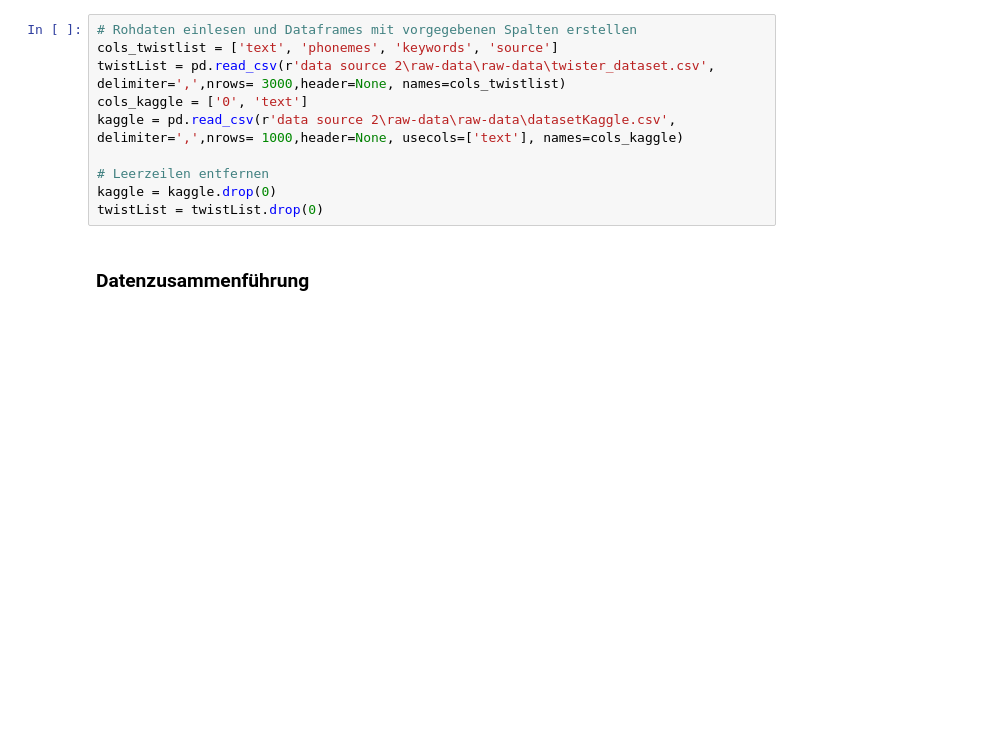
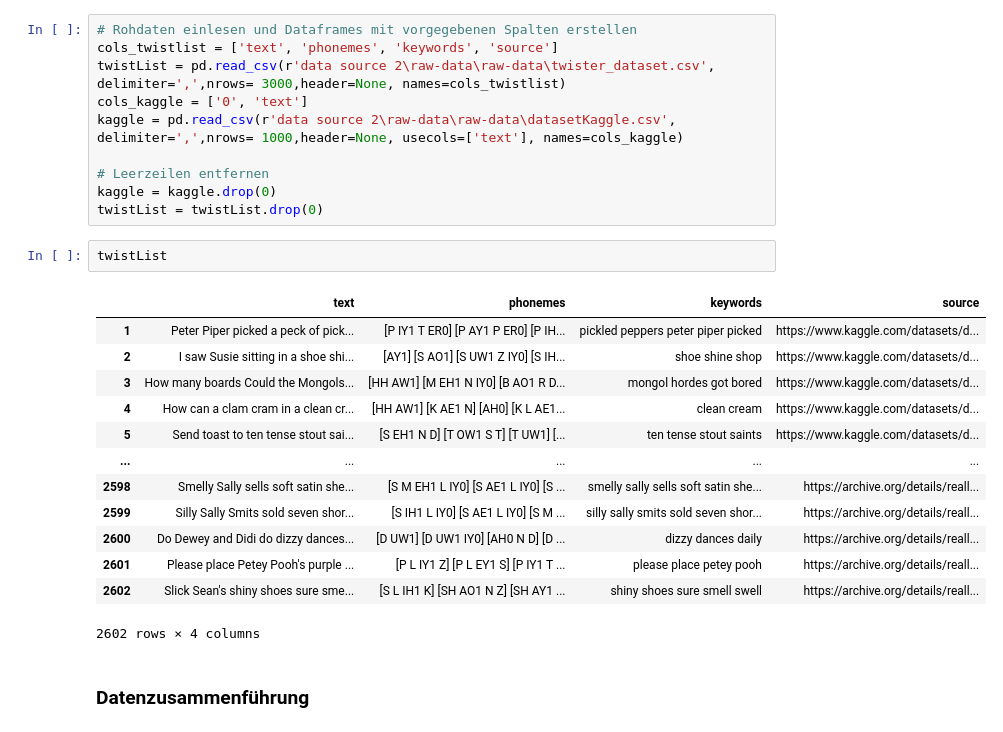
Before and after one commit to albertokoeselmunoz/tongue_twisters, a Jupyter notebook: data_prep.ipynb, the cells around one changed output. Cells and saved outputs as stored; diff of their text form; blank space fills up the shorter version.

```diff
--- a/data_prep.ipynb
+++ b/data_prep.ipynb
@@ -20,6 +20,22 @@ kaggle = pd.read_csv(r'data source 2\raw-data\raw-data\datasetKaggle.csv', delim
 # Leerzeilen entfernen
 kaggle = kaggle.drop(0)
 twistList = twistList.drop(0)
+# %%
+twistList
+# %% [output]
+|  | text | phonemes | keywords | source |
+| 1 | Peter Piper picked a peck of pick... | [P IY1 T ER0] [P AY1 P ER0] [P IH... | pickled peppers peter piper picked | https://www.kaggle.com/datasets/d... |
+| 2 | I saw Susie sitting in a shoe shi... | [AY1] [S AO1] [S UW1 Z IY0] [S IH... | shoe shine shop | https://www.kaggle.com/datasets/d... |
+| 3 | How many boards Could the Mongols... | [HH AW1] [M EH1 N IY0] [B AO1 R D... | mongol hordes got bored | https://www.kaggle.com/datasets/d... |
+| 4 | How can a clam cram in a clean cr... | [HH AW1] [K AE1 N] [AH0] [K L AE1... | clean cream | https://www.kaggle.com/datasets/d... |
+| 5 | Send toast to ten tense stout sai... | [S EH1 N D] [T OW1 S T] [T UW1] [... | ten tense stout saints | https://www.kaggle.com/datasets/d... |
+| ... | ... | ... | ... | ... |
+| 2598 | Smelly Sally sells soft satin she... | [S M EH1 L IY0] [S AE1 L IY0] [S ... | smelly sally sells soft satin she... | https://archive.org/details/reall... |
+| 2599 | Silly Sally Smits sold seven shor... | [S IH1 L IY0] [S AE1 L IY0] [S M ... | silly sally smits sold seven shor... | https://archive.org/details/reall... |
+| 2600 | Do Dewey and Didi do dizzy dances... | [D UW1] [D UW1 IY0] [AH0 N D] [D ... | dizzy dances daily | https://archive.org/details/reall... |
+| 2601 | Please place Petey Pooh's purple ... | [P L IY1 Z] [P L EY1 S] [P IY1 T ... | please place petey pooh | https://archive.org/details/reall... |
+| 2602 | Slick Sean's shiny shoes sure sme... | [S L IH1 K] [SH AO1 N Z] [SH AY1 ... | shiny shoes sure smell swell | https://archive.org/details/reall... |
+2602 rows × 4 columns
 # %% [markdown]
 ### Datenzusammenführung
 # %%
```
Also changed, not shown: parts of 3 cells of this notebook, 2 other files.
